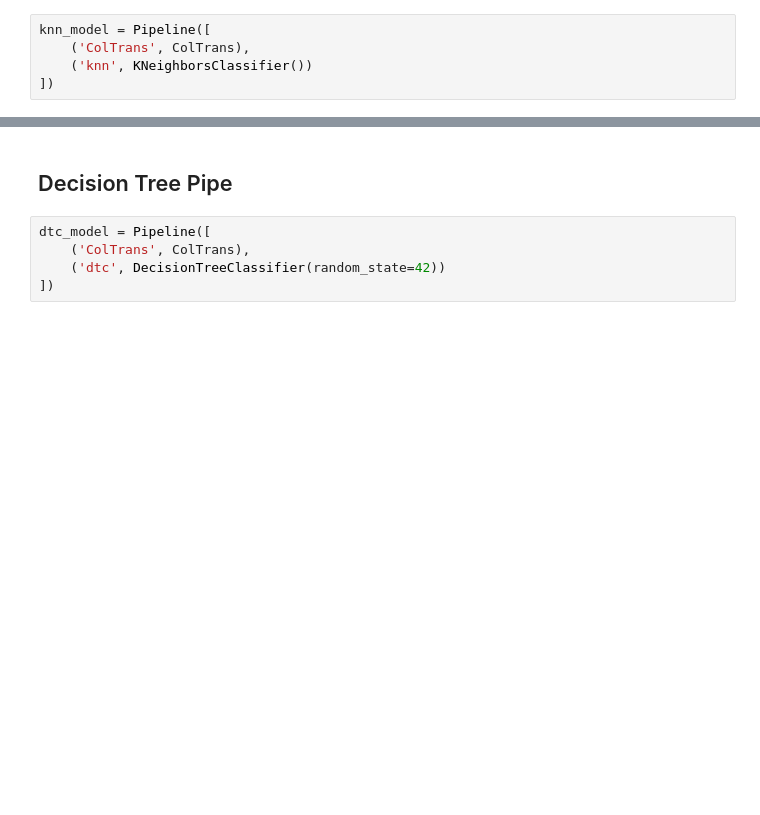
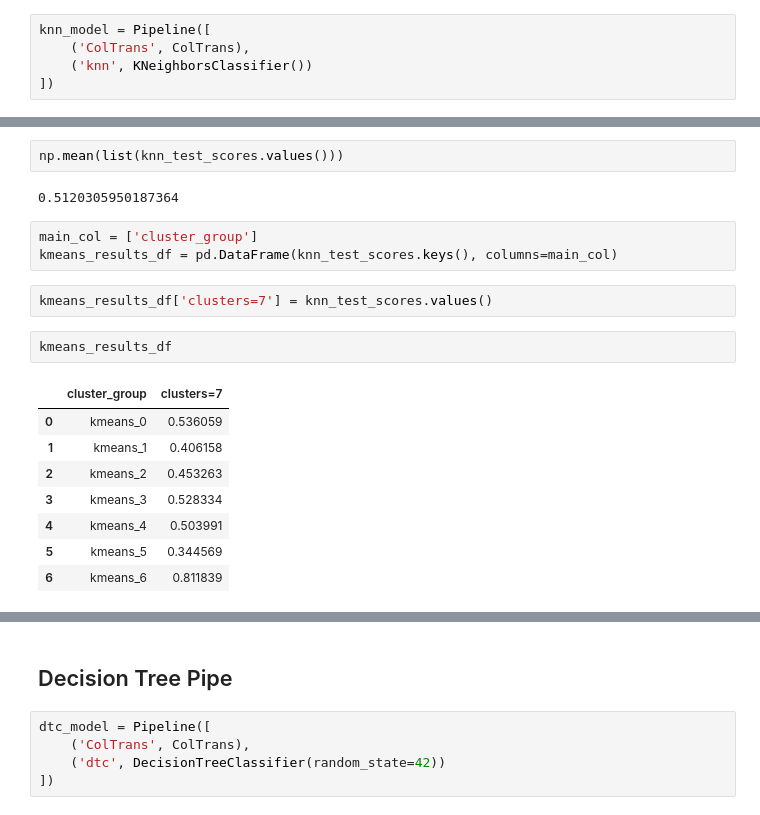
Before and after one commit to mduncan23/Tanzanian-Water-Wells-Analysis, a Jupyter notebook: Water_well_clean.ipynb, the cells around one changed output, grey strips where cells are left out. Cells and saved outputs as stored; diff of their text form; blank space fills up the shorter version.

```diff
--- a/Water_well_clean.ipynb
+++ b/Water_well_clean.ipynb
@@ -781,0 +701,20 @@ knn_model = Pipeline([
+# %%
+np.mean(list(knn_test_scores.values()))
+# %% [output]
+0.5120305950187364
+# %%
+main_col = ['cluster_group']
+kmeans_results_df = pd.DataFrame(knn_test_scores.keys(), columns=main_col)
+# %%
+kmeans_results_df['clusters=7'] = knn_test_scores.values()
+# %%
+kmeans_results_df
+# %% [output]
+|  | cluster_group | clusters=7 |
+| 0 | kmeans_0 | 0.536059 |
+| 1 | kmeans_1 | 0.406158 |
+| 2 | kmeans_2 | 0.453263 |
+| 3 | kmeans_3 | 0.528334 |
+| 4 | kmeans_4 | 0.503991 |
+| 5 | kmeans_5 | 0.344569 |
+| 6 | kmeans_6 | 0.811839 |
```
Also changed, not shown: parts of 34 cells of this notebook.
